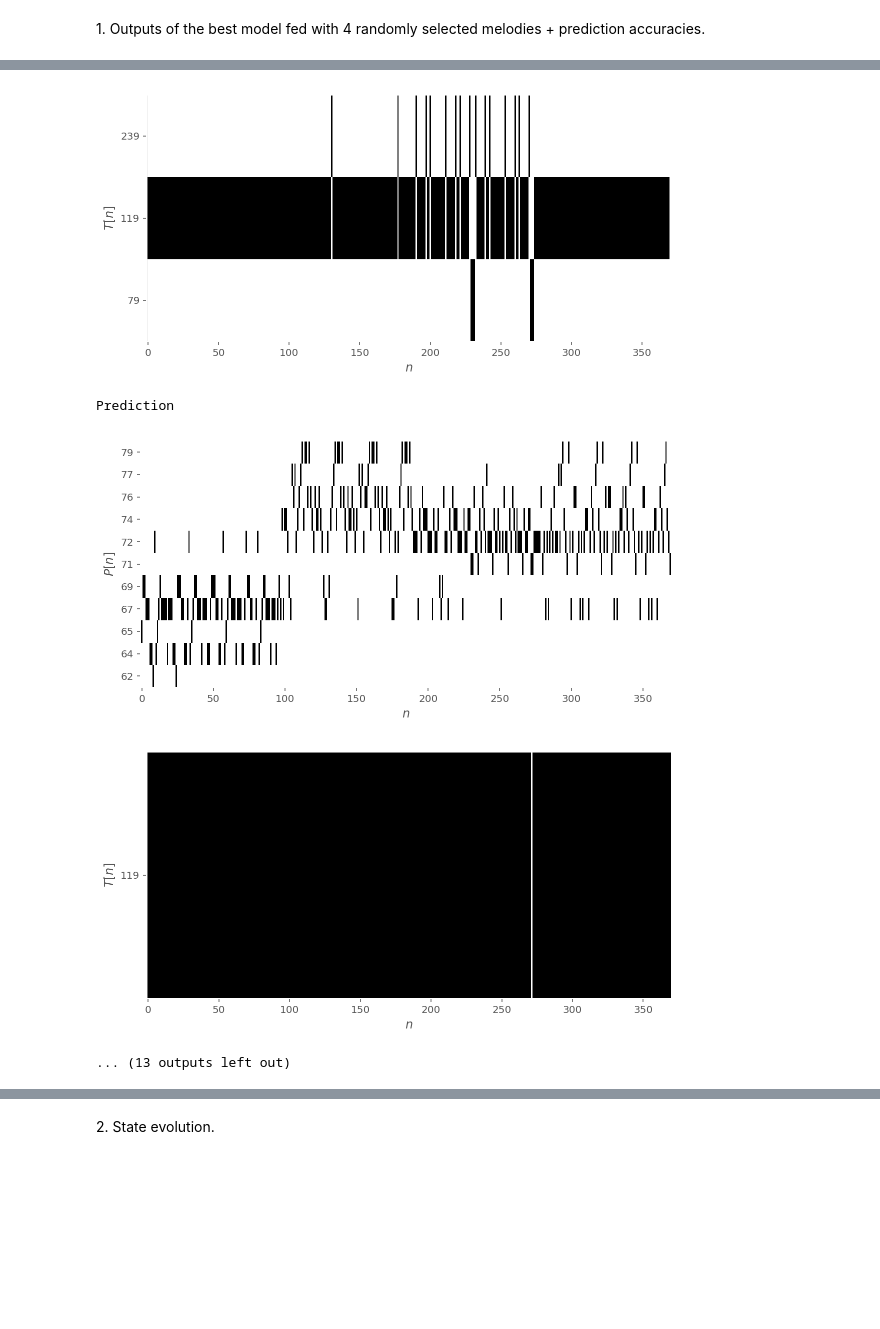
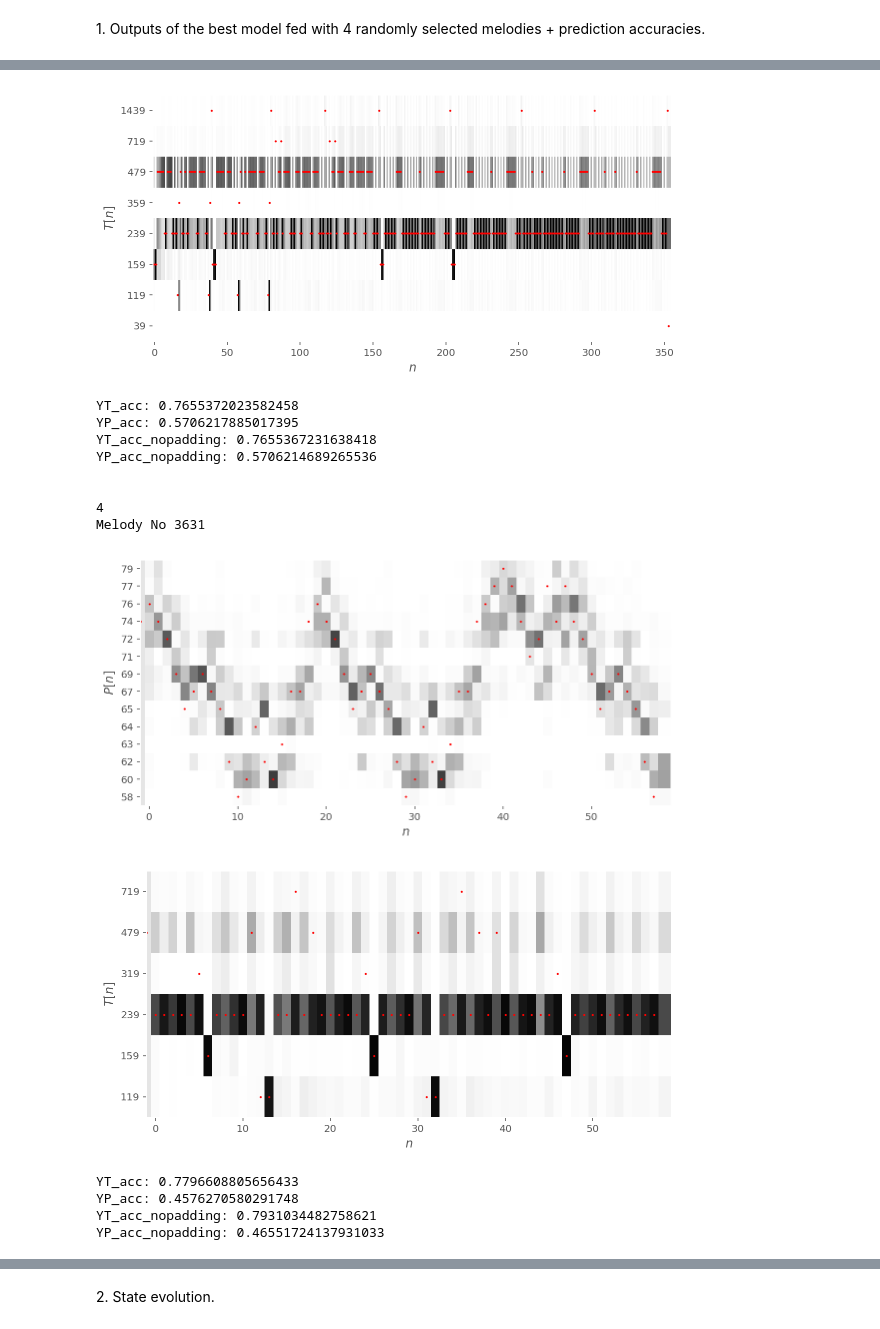
Before and after one commit to lguillain/Artificial-Neural-Networks, a Jupyter notebook: miniproject2/miniproject2.ipynb, the cells around one changed output, grey strips where cells are left out. Drawn from its saved outputs; the diff is of its cells as text; code cells hidden in the pictures; blank space fills up the shorter version.

```diff
--- a/miniproject2/miniproject2.ipynb
+++ b/miniproject2/miniproject2.ipynb
@@ -85,7 +85,7 @@ def plotMelody(P, T, dictionaries, PrP=None, PrT=None, H=None, H_only=False):
 
     if H_only == False:
 
-        activeidxes = np.where(np.sum(P, axis=0)>1.)[0]
+        activeidxes = np.where(np.sum(P, axis=0)>0.)[0]
         plt.figure(figsize=(8,4))
         if PrP is not None:
             targets = np.where(P[:,activeidxes]==1)
@@ -101,7 +101,7 @@ def plotMelody(P, T, dictionaries, PrP=None, PrT=None, H=None, H_only=False):
         plt.xlim(xlim)
         plt.show()
 
-        activeidxes = np.where(np.sum(T, axis=0)>1.)[0]
+        activeidxes = np.where(np.sum(T, axis=0)>0.)[0]
         plt.figure(figsize=(8,4))
         if PrT is not None:
             targets = np.where(T[:,activeidxes]==1)
@@ -650,15 +654,15 @@ for label in np.random.choice(list(transposed_dataset.keys()), 2, replace=False)
 #save to pickle for now
 #pickle.dump(transposed_dataset, open("data/transposed_dataset_oneHot.pkl", "wb"))
 
-#with open('data/transposed_dataset_oneHot.pkl', 'rb') as f:
-#    transposed_dataset = pickle.load(f)
+with open('data/transposed_dataset_oneHot.pkl', 'rb') as f:
+    transposed_dataset = pickle.load(f)
 
 #redefine values if we load from dataset
 T_matrix = [transposed_dataset[i]['T_matrix'] for i in transposed_dataset.keys()]
 P_matrix = [transposed_dataset[i]['P_matrix'] for i in transposed_dataset.keys()]
 
-#np.save('data/T_matrix.npy', np.array(T_matrix))
-#np.save('data/P_matrix.npy', np.array(P_matrix))
+np.save('data/T_matrix.npy', np.array(T_matrix))
+np.save('data/P_matrix.npy', np.array(P_matrix))
 # %% [markdown]
 ## Exercise 5: Building and training a generative model of  note transition with the Keras functional API
 ### Description
@@ -842,10 +853,15 @@ plt.title('RNN vs GRU: Accuracy')
 # %%
-plt.plot(gru_hist['val_YP_loss'], c=c[0], label='GRU Pitch val loss')
-plt.plot(rnn_hist['val_YP_loss'], c=c[0], linestyle='--', label='RNN Pitch val loss')
-plt.plot(gru_hist['val_YT_loss'], c=c[1], label='GRU Dur val loss')
-plt.plot(rnn_hist['val_YT_loss'], c=c[1], linestyle='--', label='RNN Dur val loss')
-plt.legend(loc='best')
+f, (ax1, ax2) = plt.subplots(2, 1)
+ax1.plot(gru_hist['val_YP_loss'], c=c[0], label='GRU Pitch val loss')
+ax1.plot(rnn_hist['val_YP_loss'], c=c[0], linestyle='--', label='RNN Pitch val loss')
+ax1.legend(loc='best')
+
+ax2.plot(gru_hist['val_YT_loss'], c=c[1], label='GRU Dur val loss')
+ax2.plot(rnn_hist['val_YT_loss'], c=c[1], linestyle='--', label='RNN Dur val loss')
+ax2.legend(loc='best')
 plt.xlabel('Epochs')
-plt.ylabel('Loss')
-plt.title('RNN vs GRU: Loss')
+ax1.set_ylabel('Loss')
+ax2.set_ylabel('Loss')
+plt.suptitle('RNN vs GRU: Loss')
+plt.show()
 # %% [output]
@@ -938,10 +953,11 @@ for label in labels:
             break
     s = s-1
 
-    print('Original')
-    plotMelody(np.argmax(P, axis=1)[:-s], np.argmax(T, axis=1)[:-s], dictionaries=dictionaries)
-    print('Prediction')
-    plotMelody(np.argmax(pred_P[0], axis=1)[:-s], np.argmax(pred_T[0], axis=1)[:-s], dictionaries=dictionaries)
+    #print('Original')
+    plotMelody(np.argmax(P, axis=1)[:-s], np.argmax(T, axis=1)[:-s],
+               PrP=pred_P[0],PrT=pred_T[0], dictionaries=dictionaries)
+    #print('Prediction')
+    #plotMelody(np.argmax(pred_P[0], axis=1)[:-s], np.argmax(pred_T[0], axis=1)[:-s],dictionaries=dictionaries)
 
     evals = BestModel.evaluate(X, Y, verbose=0)
     for i, metric in enumerate(evals):
@@ -976,5 +997,15 @@ Original
-[figure, old version]
+[figure, new version]
-Prediction
+YT_acc: 0.7655372023582458
+YP_acc: 0.5706217885017395
+YT_acc_nopadding: 0.7655367231638418
+YP_acc_nopadding: 0.5706214689265536
+
+
+4
+Melody No 3631
-[figure, old version]
+[figure, new version]
-[figure, old version]
+[figure, new version]
-... (13 outputs left out)
+YT_acc: 0.7796608805656433
+YP_acc: 0.4576270580291748
+YT_acc_nopadding: 0.7931034482758621
+YP_acc_nopadding: 0.46551724137931033
```
Also changed, not shown: parts of 14 cells of this notebook.
